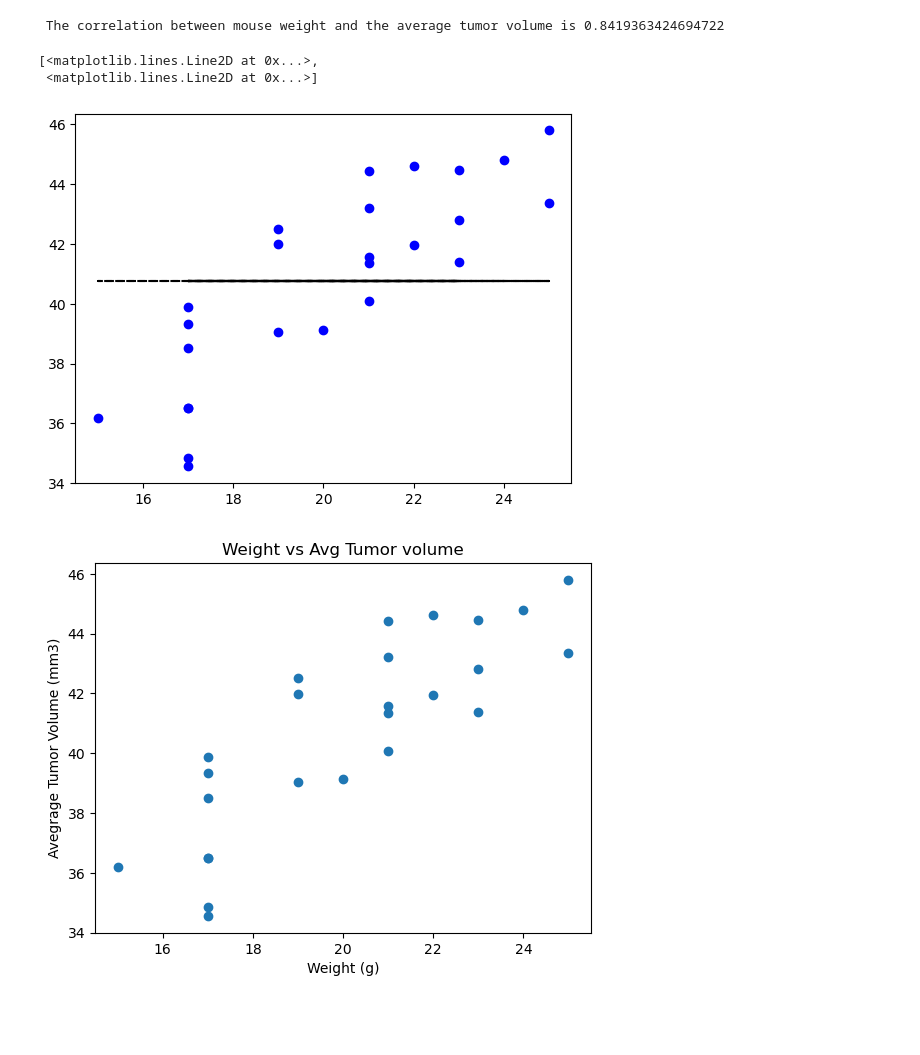
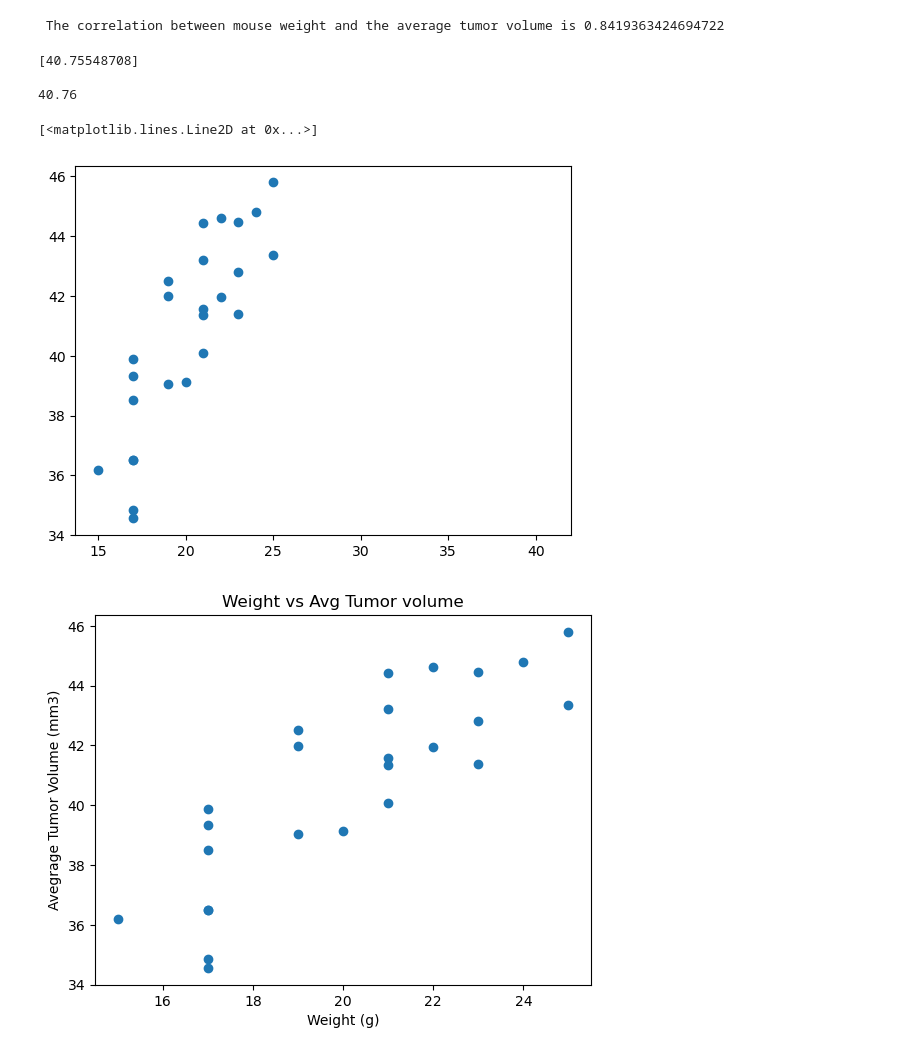
Before and after one commit to nazimben25/matplotlib-challenge, a Jupyter notebook: challeng5mywork.ipynb, the cells around one changed output. Drawn from its saved outputs; the diff is of its cells as text; code cells hidden in the pictures; blank space fills up the shorter version.

```diff
--- a/challeng5mywork.ipynb
+++ b/challeng5mywork.ipynb
@@ -588,17 +473,26 @@ print(f' The correlation between mouse weight and the average tumor volume is {p
 # %% [output]
  The correlation between mouse weight and the average tumor volume is 0.8419363424694722
 # %%
-coef = np.polyfit(x_axis2,y_axis2,pearson_r)
+a = np.polyfit(x_axis2,y_axis2,pearson_r)
 
-poly1d_fn = np.poly1d(coef)
+b = np.poly1d(a)
+
+print(a)
+print(b)
 
 # poly1d_fn is now a function which takes in x and returns an estimate for y
 
-plt.plot(x_axis2,y_axis2, 'bo', x_axis2, poly1d_fn(x_axis2), '--k') #'--k'=black dashed line, 'yo' = yellow circle marker
+plt.scatter(x_axis2,y_axis2)
+
+plt.plot(a,b)
+
+# plt.plot(x_axis2,y_axis2, 'bo', x_axis2, b(a), '--k') #'--k'=black dashed line, 'yo' = yellow circle marker
 # %% [output]
-[<matplotlib.lines.Line2D at 0x...>,
- <matplotlib.lines.Line2D at 0x...>]
+[40.75548708]
+
+40.76
+[<matplotlib.lines.Line2D at 0x...>]
-[figure, old version]
+[figure, new version]
 # %%
 x_axis2 = capomulin_filt['Weight (g)']
 y_axis2 = capomulin_filt['Tumor Volume (mm3)']
```
Also changed, not shown: parts of 15 cells of this notebook.
